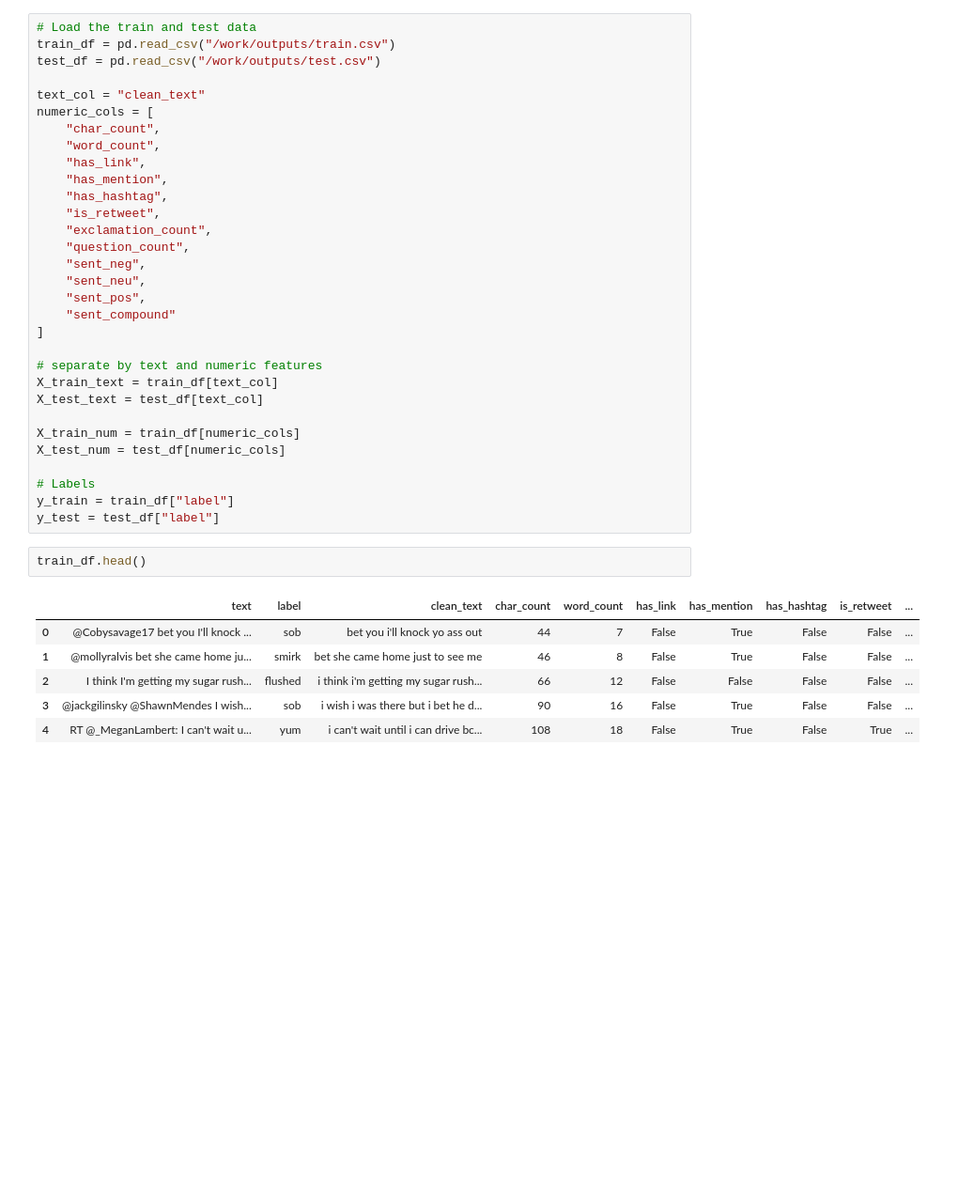
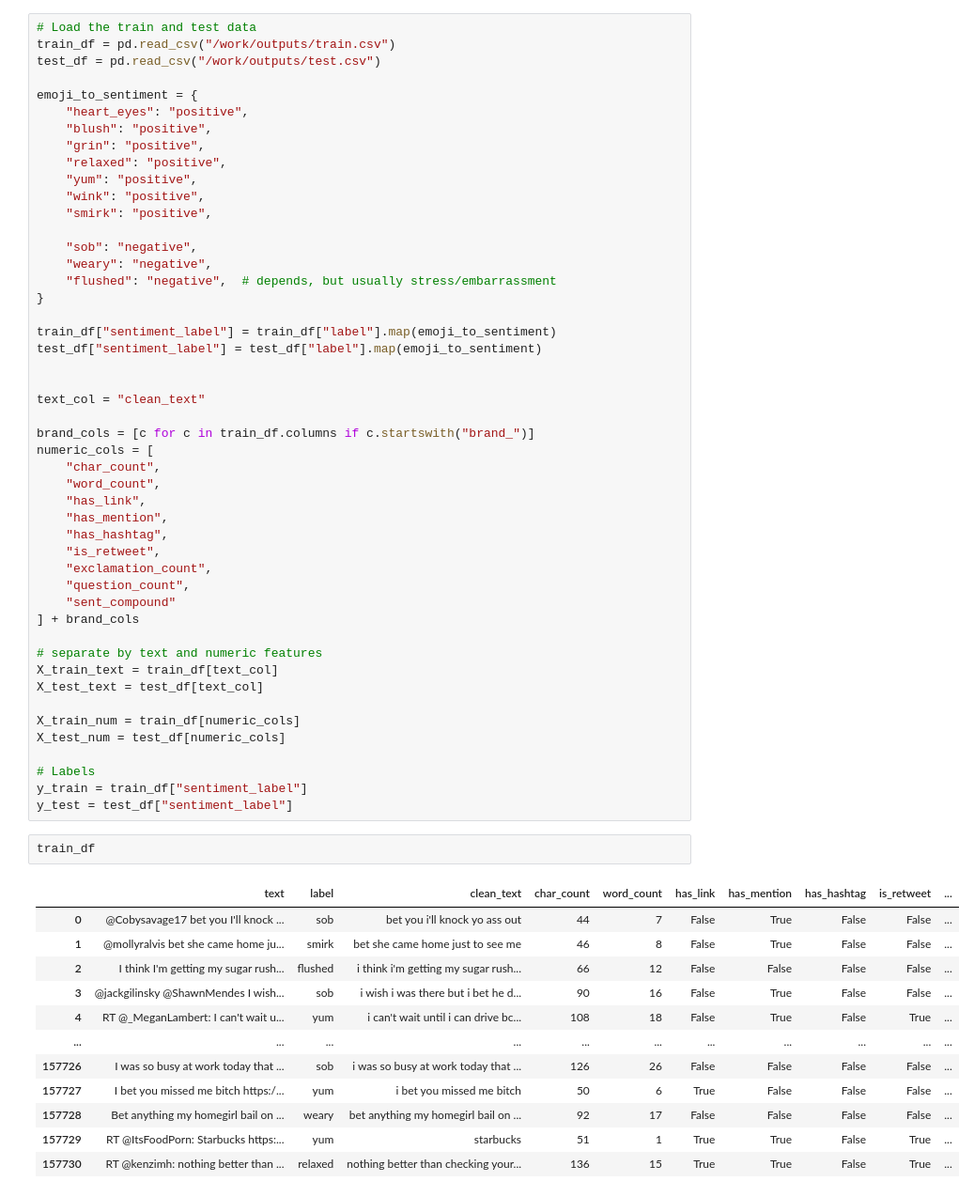
Before and after one commit to khadinguyen/datathon-2026, a Jupyter notebook: SVM Model.ipynb, the cells around one changed output. Shown at 94% size. Saved outputs shown, nothing was run; the diff lists cells and outputs as text; blank space fills up the shorter version.

```diff
--- a/SVM Model.ipynb
+++ b/SVM Model.ipynb
@@ -13,7 +14,27 @@ from sklearn.metrics import accuracy_score, classification_report, confusion_mat
 train_df = pd.read_csv("/work/outputs/train.csv")
 test_df = pd.read_csv("/work/outputs/test.csv")
 
+emoji_to_sentiment = {
+    "heart_eyes": "positive",
+    "blush": "positive",
+    "grin": "positive",
+    "relaxed": "positive",
+    "yum": "positive",
+    "wink": "positive",
+    "smirk": "positive",
+
+    "sob": "negative",
+    "weary": "negative",
+    "flushed": "negative",  # depends, but usually stress/embarrassment
+}
+
+train_df["sentiment_label"] = train_df["label"].map(emoji_to_sentiment)
+test_df["sentiment_label"] = test_df["label"].map(emoji_to_sentiment)
+
+
 text_col = "clean_text"
+
+brand_cols = [c for c in train_df.columns if c.startswith("brand_")]
 numeric_cols = [
     "char_count",
     "word_count",
@@ -23,11 +44,8 @@ numeric_cols = [
     "is_retweet",
     "exclamation_count",
     "question_count",
-    "sent_neg",
-    "sent_neu",
-    "sent_pos",
     "sent_compound"
-]
+] + brand_cols
 
 # separate by text and numeric features
 X_train_text = train_df[text_col]
@@ -37,14 +55,20 @@ X_train_num = train_df[numeric_cols]
 X_test_num = test_df[numeric_cols]
 
 # Labels
-y_train = train_df["label"]
-y_test = test_df["label"]
+y_train = train_df["sentiment_label"]
+y_test = test_df["sentiment_label"]
 # %%
-train_df.head()
+train_df
 # %% [output]
 |  | text | label | clean_text | char_count | word_count | has_link | has_mention | has_hashtag | is_retweet | ... |
 | 0 | @Cobysavage17 bet you I'll knock ... | sob | bet you i'll knock yo ass out | 44 | 7 | False | True | False | False | ... |
 | 1 | @mollyralvis bet she came home ju... | smirk | bet she came home just to see me | 46 | 8 | False | True | False | False | ... |
 | 2 | I think I'm getting my sugar rush... | flushed | i think i'm getting my sugar rush... | 66 | 12 | False | False | False | False | ... |
 | 3 | @jackgilinsky @ShawnMendes I wish... | sob | i wish i was there but i bet he d... | 90 | 16 | False | True | False | False | ... |
 | 4 | RT @_MeganLambert: I can't wait u... | yum | i can't wait until i can drive bc... | 108 | 18 | False | True | False | True | ... |
+| ... | ... | ... | ... | ... | ... | ... | ... | ... | ... | ... |
+| 157726 | I was so busy at work today that ... | sob | i was so busy at work today that ... | 126 | 26 | False | False | False | False | ... |
+| 157727 | I bet you missed me bitch https:/... | yum | i bet you missed me bitch | 50 | 6 | True | False | False | False | ... |
+| 157728 | Bet anything my homegirl bail on ... | weary | bet anything my homegirl bail on ... | 92 | 17 | False | False | False | False | ... |
+| 157729 | RT @ItsFoodPorn: Starbucks https:... | yum | starbucks | 51 | 1 | True | True | False | True | ... |
+| 157730 | RT @kenzimh: nothing better than ... | relaxed | nothing better than checking your... | 136 | 15 | True | True | False | True | ... |
```
Also changed, not shown: parts of 8 cells of this notebook, 4 other files.
